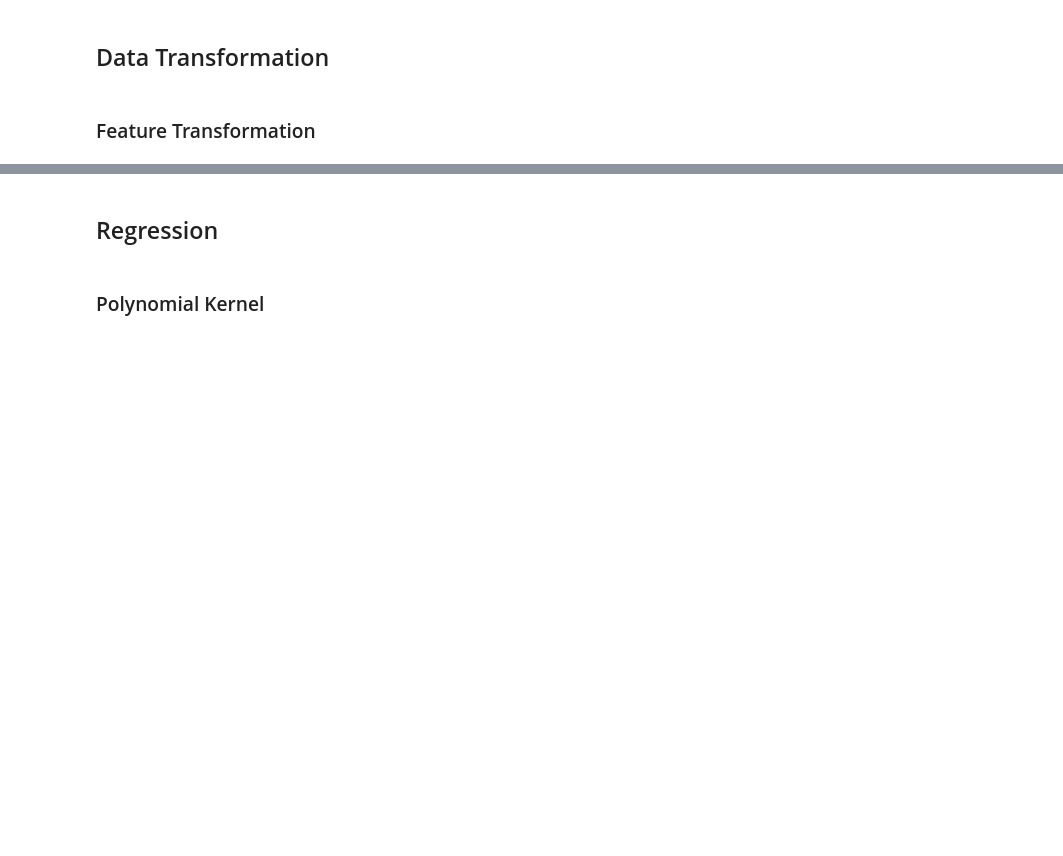
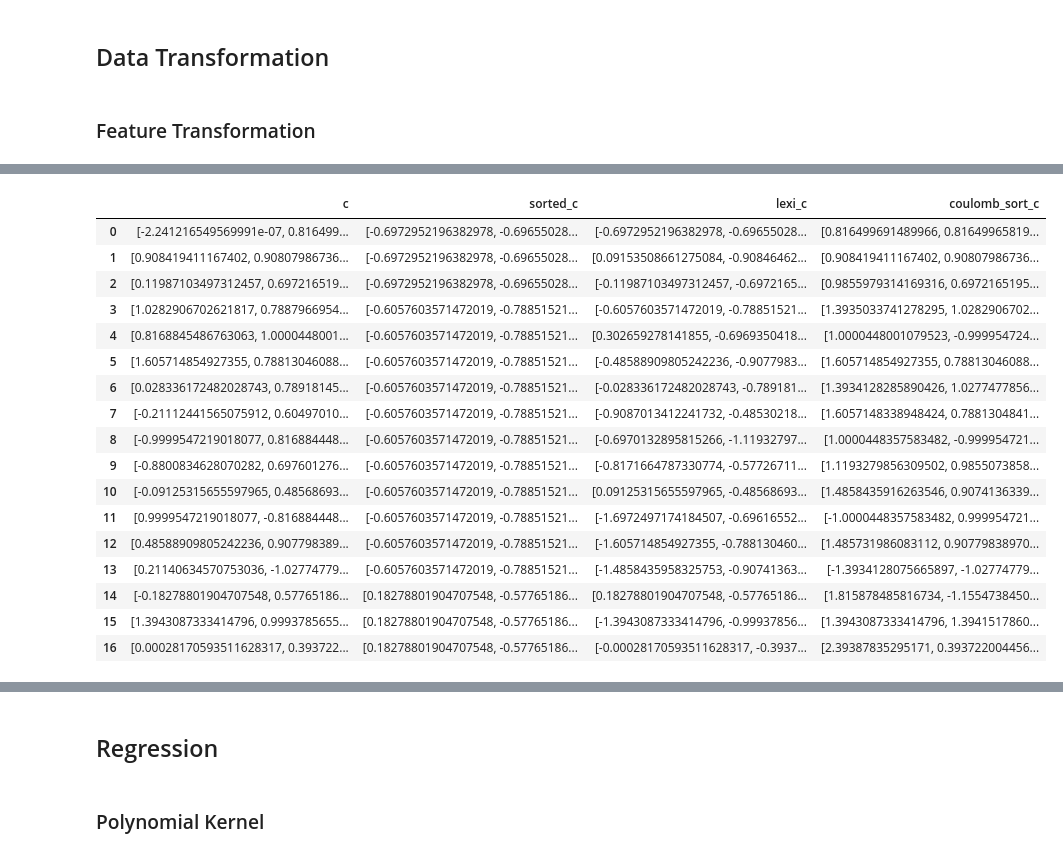
Before and after one commit to GabrielWu2004/Alchemical_Normal_Modes, a Jupyter notebook: ML_with_ANM/ML_code/Generate_benzene_data.ipynb, the cells around one changed output, grey strips where cells are left out. Saved outputs shown, nothing was run; the diff lists cells and outputs as text; code cells hidden in the pictures; blank space fills up the shorter version.

```diff
--- a/ML_with_ANM/ML_code/Generate_benzene_data.ipynb
+++ b/ML_with_ANM/ML_code/Generate_benzene_data.ipynb
@@ -315,0 +192,11 @@ Norm of vector 6: 1.0000000000000036
+# %%
+def get_inv_dist_M(coord):
+    M = np.zeros((6, 6))
+    for i in range(6):
+        for j in range(6):
+            if i != j:
+                r_ij = np.linalg.norm(coord[i] - coord[j])  # Calculate Euclidean distance between i-th and j-th rows of coord
+            else:
+                r_ij = 1 # for diagonal elements, set z_ij to 1
+            M[i, j] = 1/(r_ij + 1e-8)
+    return M
@@ -540,0 +395,22 @@ benzene_data.to_csv('../Data/benzene_training_data.csv', index=True)
+# %%
+benzene_data_inv_dist_basis, dx_col, c_col = generate_coef_with_specific_basis(benzene_energy_data, Q_inv_dist, coord)
+display(benzene_data_inv_dist_basis[c_col])
+# %% [output]
+|  | c | sorted_c | lexi_c | coulomb_sort_c |
+| 0 | [-2.241216549569991e-07, 0.816499... | [-0.6972952196382978, -0.69655028... | [-0.6972952196382978, -0.69655028... | [0.816499691489966, 0.81649965819... |
+| 1 | [0.908419411167402, 0.90807986736... | [-0.6972952196382978, -0.69655028... | [0.09153508661275084, -0.90846462... | [0.908419411167402, 0.90807986736... |
+| 2 | [0.11987103497312457, 0.697216519... | [-0.6972952196382978, -0.69655028... | [-0.11987103497312457, -0.6972165... | [0.9855979314169316, 0.6972165195... |
+| 3 | [1.0282906702621817, 0.7887966954... | [-0.6057603571472019, -0.78851521... | [-0.6057603571472019, -0.78851521... | [1.3935033741278295, 1.0282906702... |
+| 4 | [0.8168845486763063, 1.0000448001... | [-0.6057603571472019, -0.78851521... | [0.302659278141855, -0.6969350418... | [1.0000448001079523, -0.999954724... |
+| 5 | [1.605714854927355, 0.78813046088... | [-0.6057603571472019, -0.78851521... | [-0.48588909805242236, -0.9077983... | [1.605714854927355, 0.78813046088... |
+| 6 | [0.028336172482028743, 0.78918145... | [-0.6057603571472019, -0.78851521... | [-0.028336172482028743, -0.789181... | [1.3934128285890426, 1.0277477856... |
+| 7 | [-0.21112441565075912, 0.60497010... | [-0.6057603571472019, -0.78851521... | [-0.9087013412241732, -0.48530218... | [1.6057148338948424, 0.7881304841... |
+| 8 | [-0.9999547219018077, 0.816884448... | [-0.6057603571472019, -0.78851521... | [-0.6970132895815266, -1.11932797... | [1.0000448357583482, -0.999954721... |
+| 9 | [-0.8800834628070282, 0.697601276... | [-0.6057603571472019, -0.78851521... | [-0.8171664787330774, -0.57726711... | [1.1193279856309502, 0.9855073858... |
+| 10 | [-0.09125315655597965, 0.48568693... | [-0.6057603571472019, -0.78851521... | [0.09125315655597965, -0.48568693... | [1.4858435916263546, 0.9074136339... |
+| 11 | [0.9999547219018077, -0.816884448... | [-0.6057603571472019, -0.78851521... | [-1.6972497174184507, -0.69616552... | [-1.0000448357583482, 0.999954721... |
+| 12 | [0.48588909805242236, 0.907798389... | [-0.6057603571472019, -0.78851521... | [-1.605714854927355, -0.788130460... | [1.485731986083112, 0.90779838970... |
+| 13 | [0.21140634570753036, -1.02774779... | [-0.6057603571472019, -0.78851521... | [-1.4858435958325753, -0.90741363... | [-1.3934128075665897, -1.02774779... |
+| 14 | [-0.18278801904707548, 0.57765186... | [0.18278801904707548, -0.57765186... | [0.18278801904707548, -0.57765186... | [1.815878485816734, -1.1554738450... |
+| 15 | [1.3943087333414796, 0.9993785655... | [0.18278801904707548, -0.57765186... | [-1.3943087333414796, -0.99937856... | [1.3943087333414796, 1.3941517860... |
+| 16 | [0.00028170593511628317, 0.393722... | [0.18278801904707548, -0.57765186... | [-0.00028170593511628317, -0.3937... | [2.39387835295171, 0.393722004456... |
```
Also changed, not shown: parts of 41 cells of this notebook, 53 other files.
